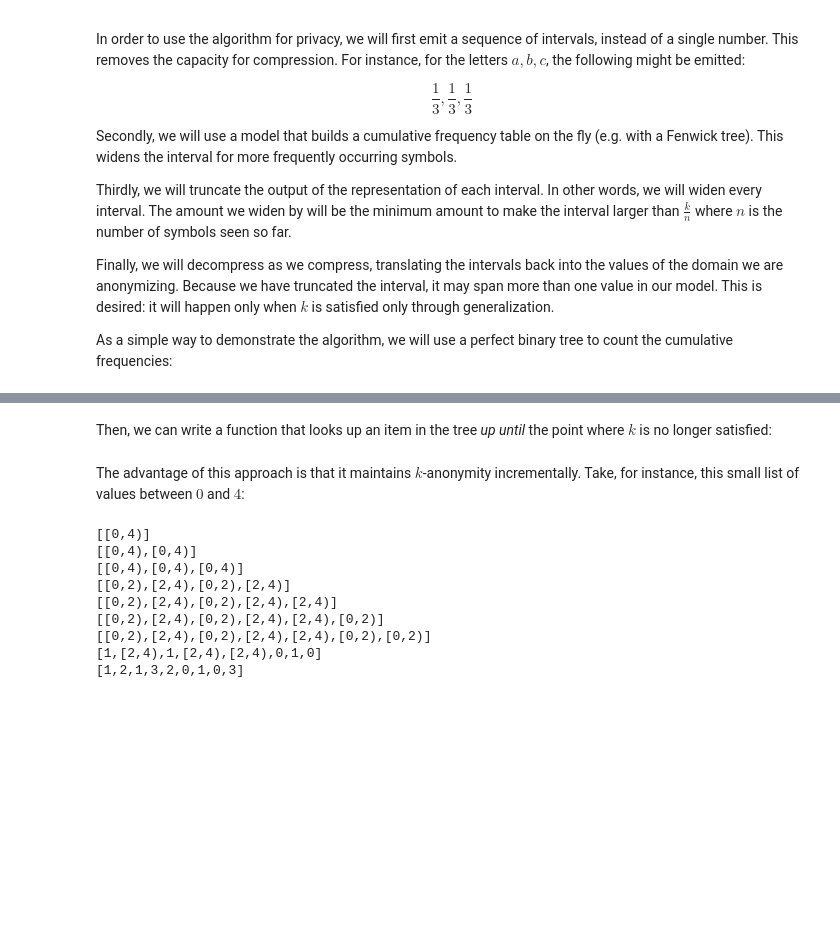
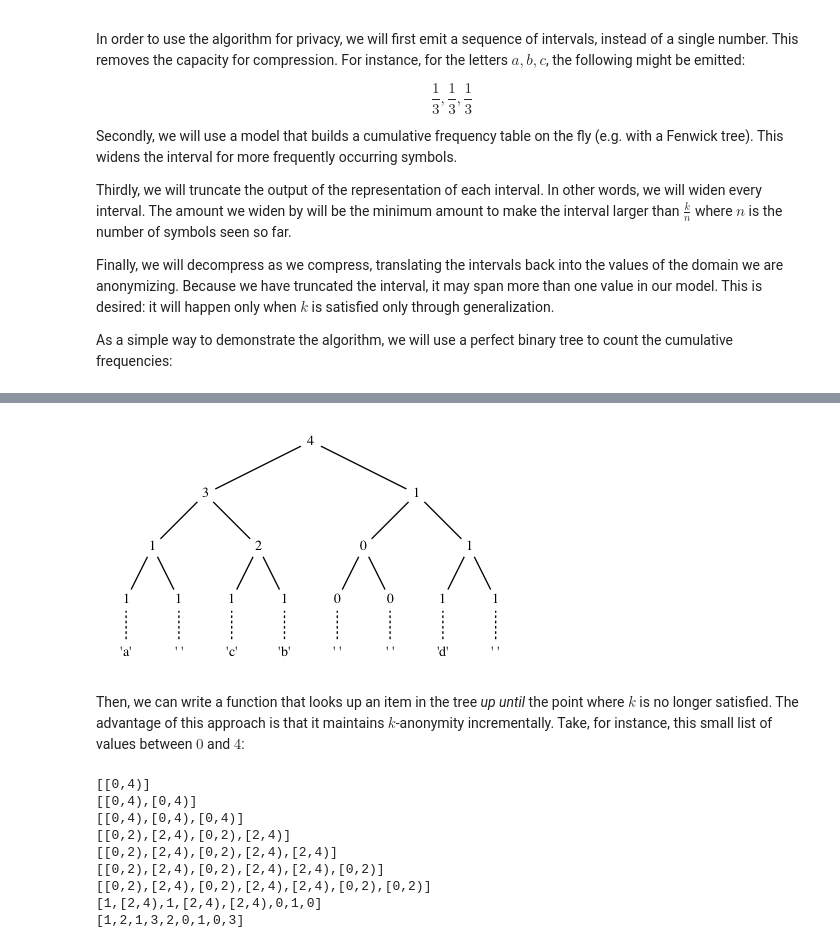
Before and after one commit to oisdk/IHaskell, a Jupyter notebook: notebooks/Privacy.ipynb, the cells around one changed output, grey strips where cells are left out. Saved outputs shown, nothing was run; the diff lists cells and outputs as text; code cells hidden in the pictures; blank space fills up the shorter version.

```diff
--- a/notebooks/Privacy.ipynb
+++ b/notebooks/Privacy.ipynb
@@ -550,2 +445,10 @@ foldr incr (makePerfect 3) [0,3,3,2,6]
+# %%
+import Data.Tree.Perfect
+
+tr = makePerfect 3 ' '
+
+foldr ($) tr (zipWith (incr . const) ['a'..] [0,3,2,6])
+# %% [output]
+[figure, added]
 # %% [markdown]
-Then, we can write a function that looks up an item in the tree *up until* the point where $k$ is no longer satisfied:
+Then, we can write a function that looks up an item in the tree *up until* the point where $k$ is no longer satisfied. The advantage of this approach is that it maintains $k$-anonymity incrementally. Take, for instance, this small list of values between $0$ and $4$:
@@ -561,5 +455,3 @@ follow k' i tr = foldPerfect go Span tr 0 k
-# %% [markdown]
-The advantage of this approach is that it maintains $k$-anonymity incrementally. Take, for instance, this small list of values between $0$ and $4$:
 # %%
 smallVals = [1,2,1,3,2,0,1,0,3]
 
```
Also changed, not shown: parts of 17 cells of this notebook, 7 other files.
